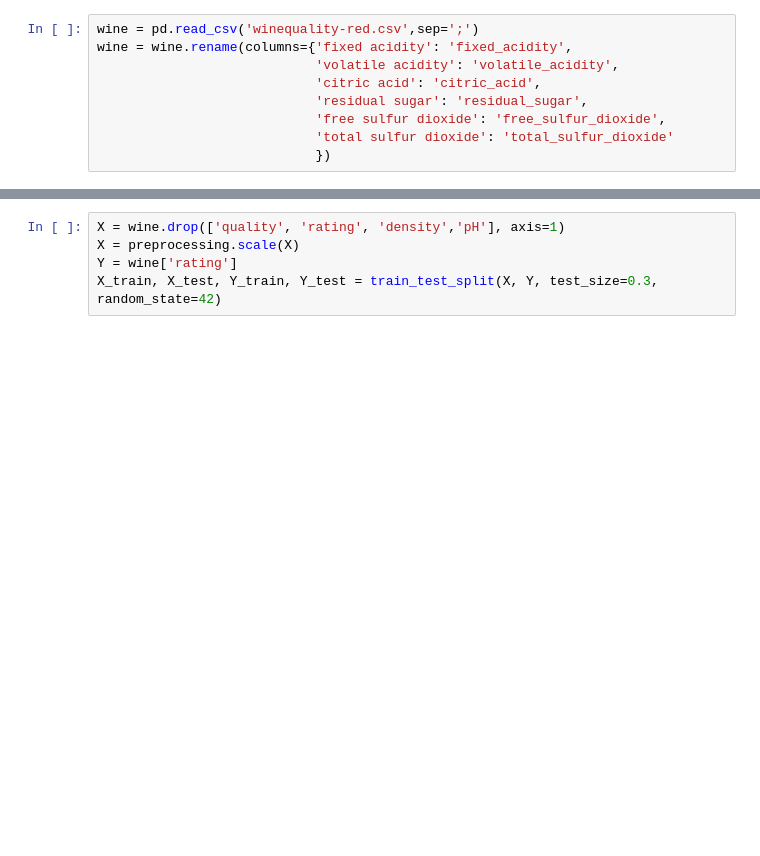
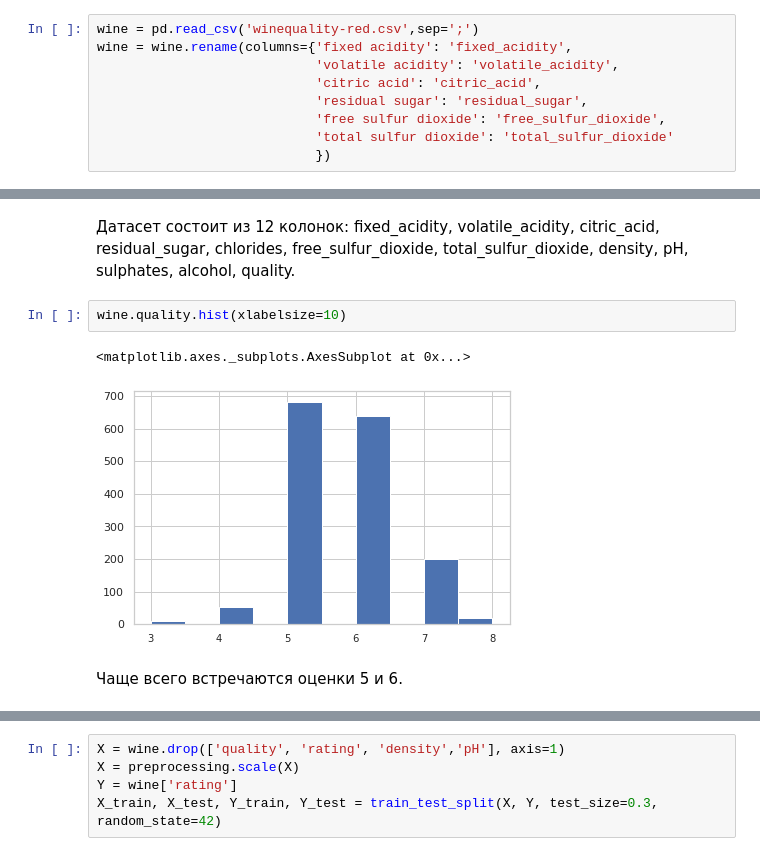
Before and after one commit to DenZaytsev/bitworks_task, a Jupyter notebook: bitworks_test.ipynb, the cells around one changed output, grey strips where cells are left out. Drawn from its saved outputs; the diff is of its cells as text; blank space fills up the shorter version.

```diff
--- a/bitworks_test.ipynb
+++ b/bitworks_test.ipynb
@@ -72,0 +60,9 @@ sns.catplot(x = 'quality', y = 'alcohol', kind="bar", data = wine)
+# %% [markdown]
+Датасет состоит из 12 колонок: fixed_acidity, volatile_acidity, citric_acid, residual_sugar, chlorides, free_sulfur_dioxide, total_sulfur_dioxide, density, pH, sulphates, alcohol, quality.
+# %%
+wine.quality.hist(xlabelsize=10)
+# %% [output]
+<matplotlib.axes._subplots.AxesSubplot at 0x...>
+[figure, added]
+# %% [markdown]
+Чаще всего встречаются оценки 5 и 6.
```
Also changed, not shown: parts of 33 cells of this notebook.
